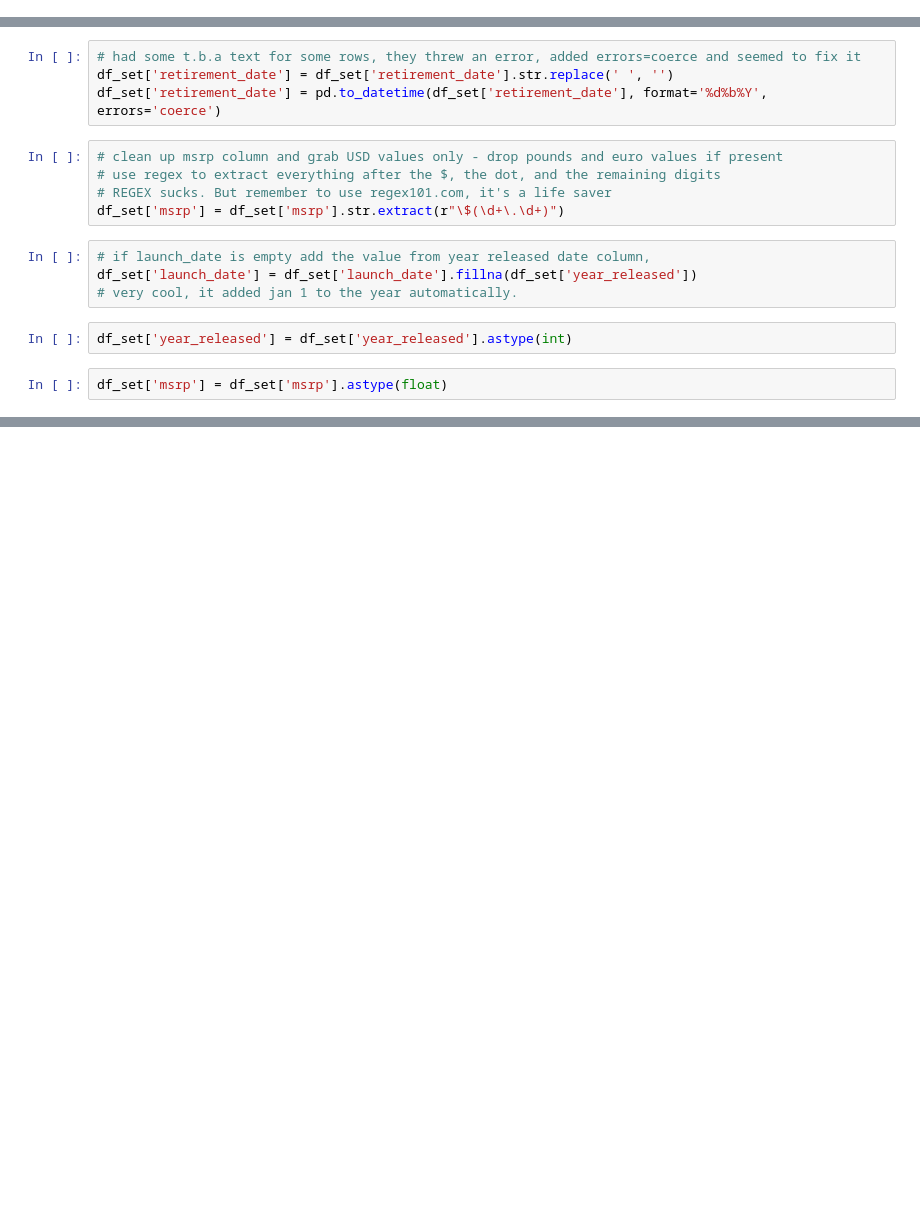
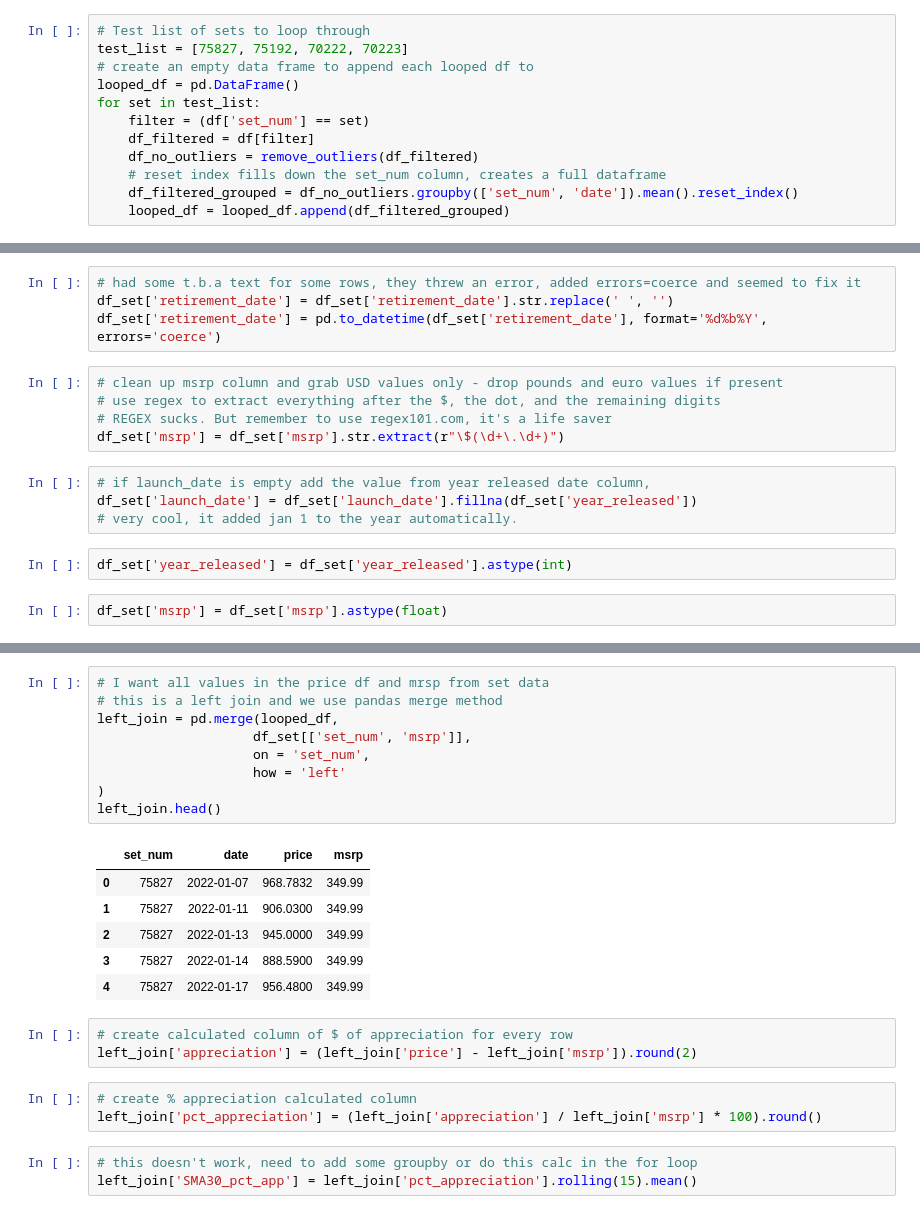
Before and after one commit to 33GuessSo88/EbayLegoWebscrape, a Jupyter notebook: Data Analysis/Lego_Data_Analysis.ipynb, the cells around one changed output, grey strips where cells are left out. Saved outputs shown, nothing was run; the diff lists cells and outputs as text; blank space fills up the shorter version.

```diff
--- a/Data Analysis/Lego_Data_Analysis.ipynb
+++ b/Data Analysis/Lego_Data_Analysis.ipynb
@@ -172,0 +176,12 @@ def remove_outliers(dataframe):
+# %%
+# Test list of sets to loop through
+test_list = [75827, 75192, 70222, 70223]
+# create an empty data frame to append each looped df to
+looped_df = pd.DataFrame()
+for set in test_list:
+    filter = (df['set_num'] == set)
+    df_filtered = df[filter]
+    df_no_outliers = remove_outliers(df_filtered)
+    # reset index fills down the set_num column, creates a full dataframe
+    df_filtered_grouped = df_no_outliers.groupby(['set_num', 'date']).mean().reset_index()
+    looped_df = looped_df.append(df_filtered_grouped)
@@ -329,0 +377,25 @@ df_set.sort_values(by=['msrp'])
+# %%
+# I want all values in the price df and mrsp from set data
+# this is a left join and we use pandas merge method
+left_join = pd.merge(looped_df,
+                    df_set[['set_num', 'msrp']],
+                    on = 'set_num',
+                    how = 'left'
+)
+left_join.head()
+# %% [output]
+|  | set_num | date | price | msrp |
+| 0 | 75827 | 2022-01-07 | 968.7832 | 349.99 |
+| 1 | 75827 | 2022-01-11 | 906.0300 | 349.99 |
+| 2 | 75827 | 2022-01-13 | 945.0000 | 349.99 |
+| 3 | 75827 | 2022-01-14 | 888.5900 | 349.99 |
+| 4 | 75827 | 2022-01-17 | 956.4800 | 349.99 |
+# %%
+# create calculated column of $ of appreciation for every row
+left_join['appreciation'] = (left_join['price'] - left_join['msrp']).round(2)
+# %%
+# create % appreciation calculated column
+left_join['pct_appreciation'] = (left_join['appreciation'] / left_join['msrp'] * 100).round()
+# %%
+# this doesn't work, need to add some groupby or do this calc in the for loop
+left_join['SMA30_pct_app'] = left_join['pct_appreciation'].rolling(15).mean()
```
Also changed, not shown: parts of 41 cells of this notebook.
